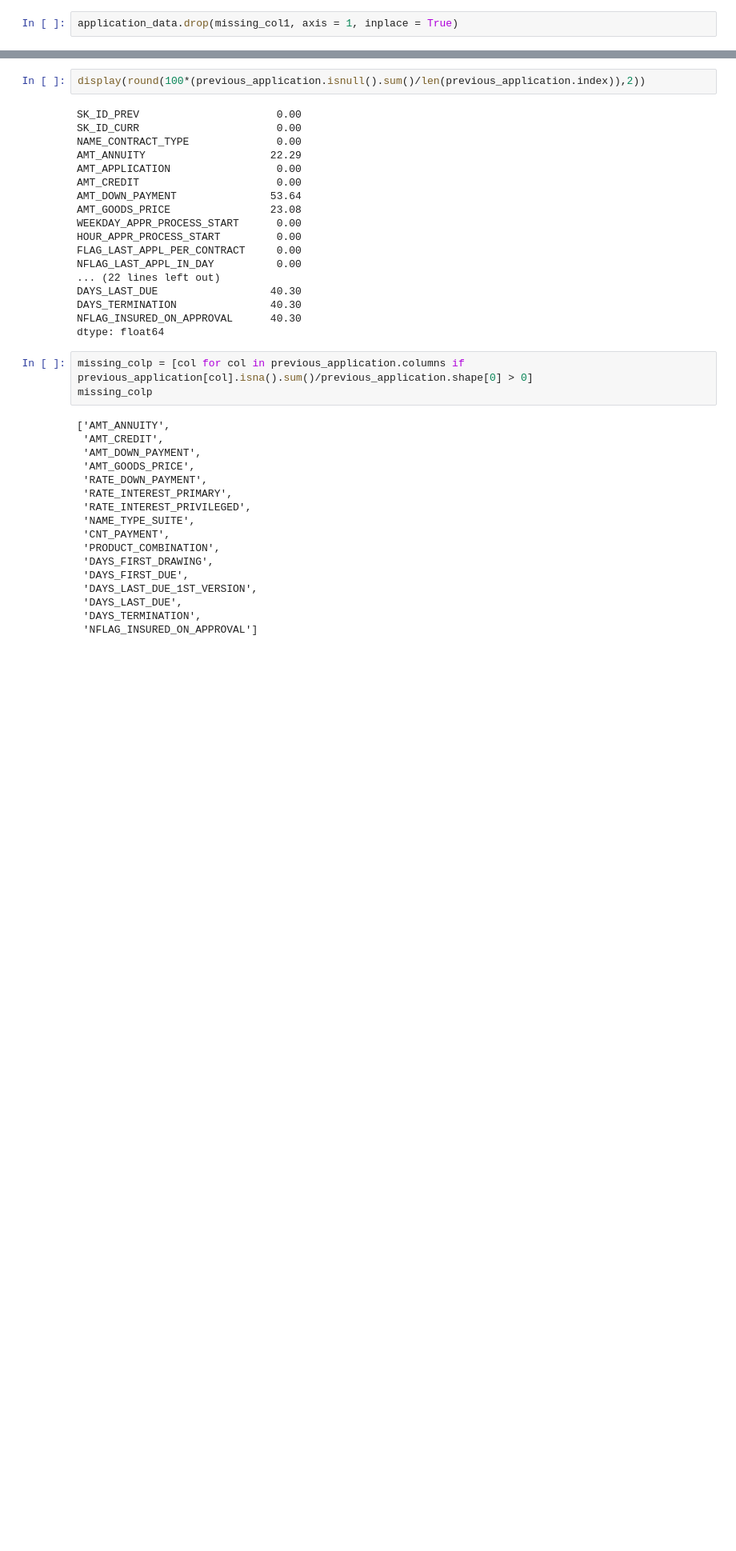
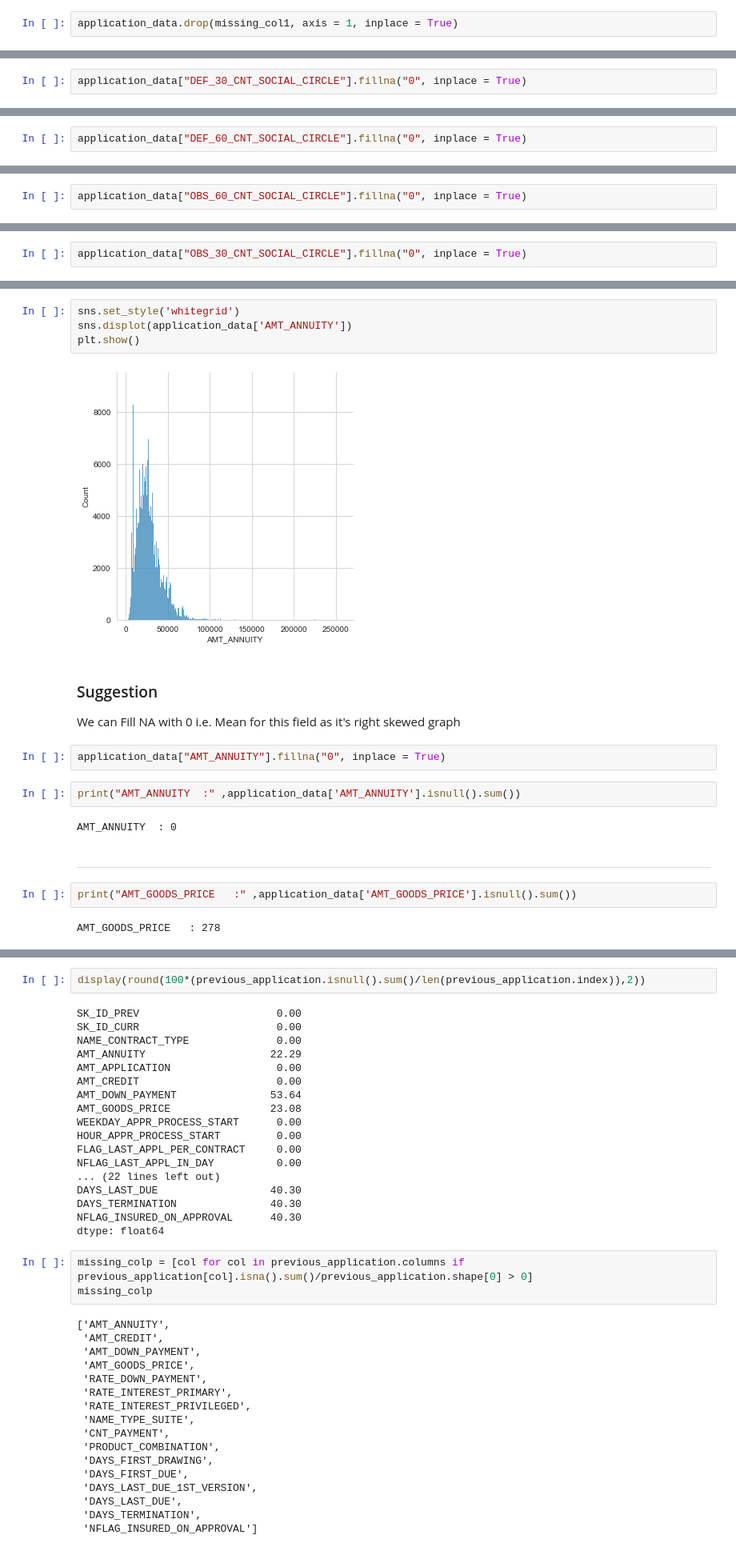
Before and after one commit to rashmirekha27/Loan_Officers, a Jupyter notebook: Loan Jupyternotebook.ipynb, the cells around one changed output, grey strips where cells are left out. Shown at 80% size. Drawn from its saved outputs; the diff is of its cells as text; blank space fills up the shorter version.

Commit message:
Data Cleaned

```diff
--- a/Loan Jupyternotebook.ipynb
+++ b/Loan Jupyternotebook.ipynb
@@ -174,0 +378,2 @@ application_data
+# %%
+application_data["DEF_30_CNT_SOCIAL_CIRCLE"].fillna("0", inplace = True)
@@ -174,0 +405,2 @@ application_data
+# %%
+application_data["DEF_60_CNT_SOCIAL_CIRCLE"].fillna("0", inplace = True)
@@ -174,0 +432,2 @@ application_data
+# %%
+application_data["OBS_60_CNT_SOCIAL_CIRCLE"].fillna("0", inplace = True)
@@ -174,0 +459,2 @@ application_data
+# %%
+application_data["OBS_30_CNT_SOCIAL_CIRCLE"].fillna("0", inplace = True)
@@ -174,0 +503,21 @@ application_data
+# %%
+sns.set_style('whitegrid')
+sns.displot(application_data['AMT_ANNUITY'])
+plt.show()
+# %% [output]
+[figure, added]
+# %% [markdown]
+### Suggestion
+We can Fill NA with 0 i.e. Mean for this field as it's right skewed graph
+# %%
+application_data["AMT_ANNUITY"].fillna("0", inplace = True)
+# %%
+print("AMT_ANNUITY  :" ,application_data['AMT_ANNUITY'].isnull().sum())
+# %% [output]
+AMT_ANNUITY  : 0
+# %% [markdown]
+-----------------------------------------------------------------------------------------------------------------------
+# %%
+print("AMT_GOODS_PRICE   :" ,application_data['AMT_GOODS_PRICE'].isnull().sum())
+# %% [output]
+AMT_GOODS_PRICE   : 278
```
Also changed, not shown: parts of 202 cells of this notebook.
